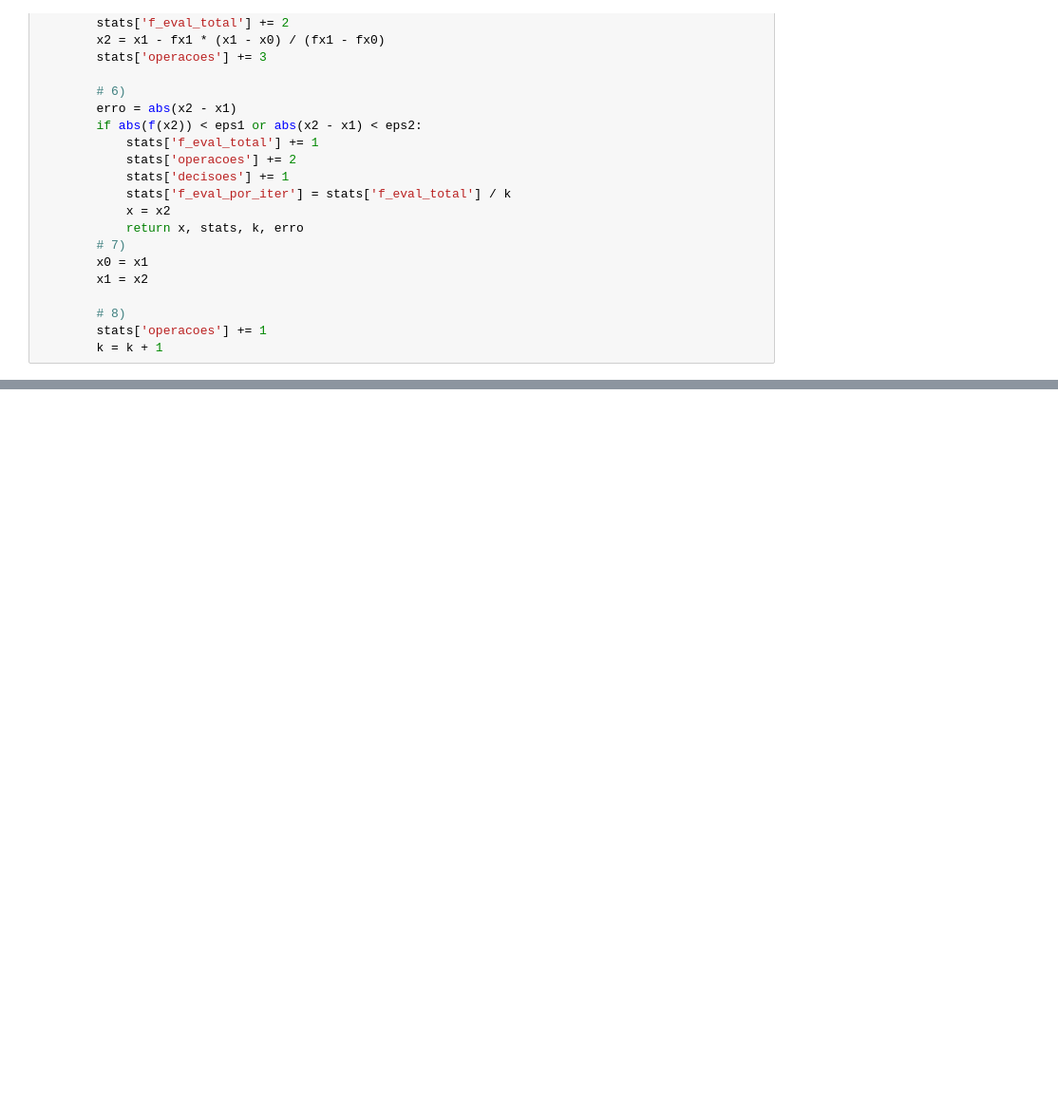
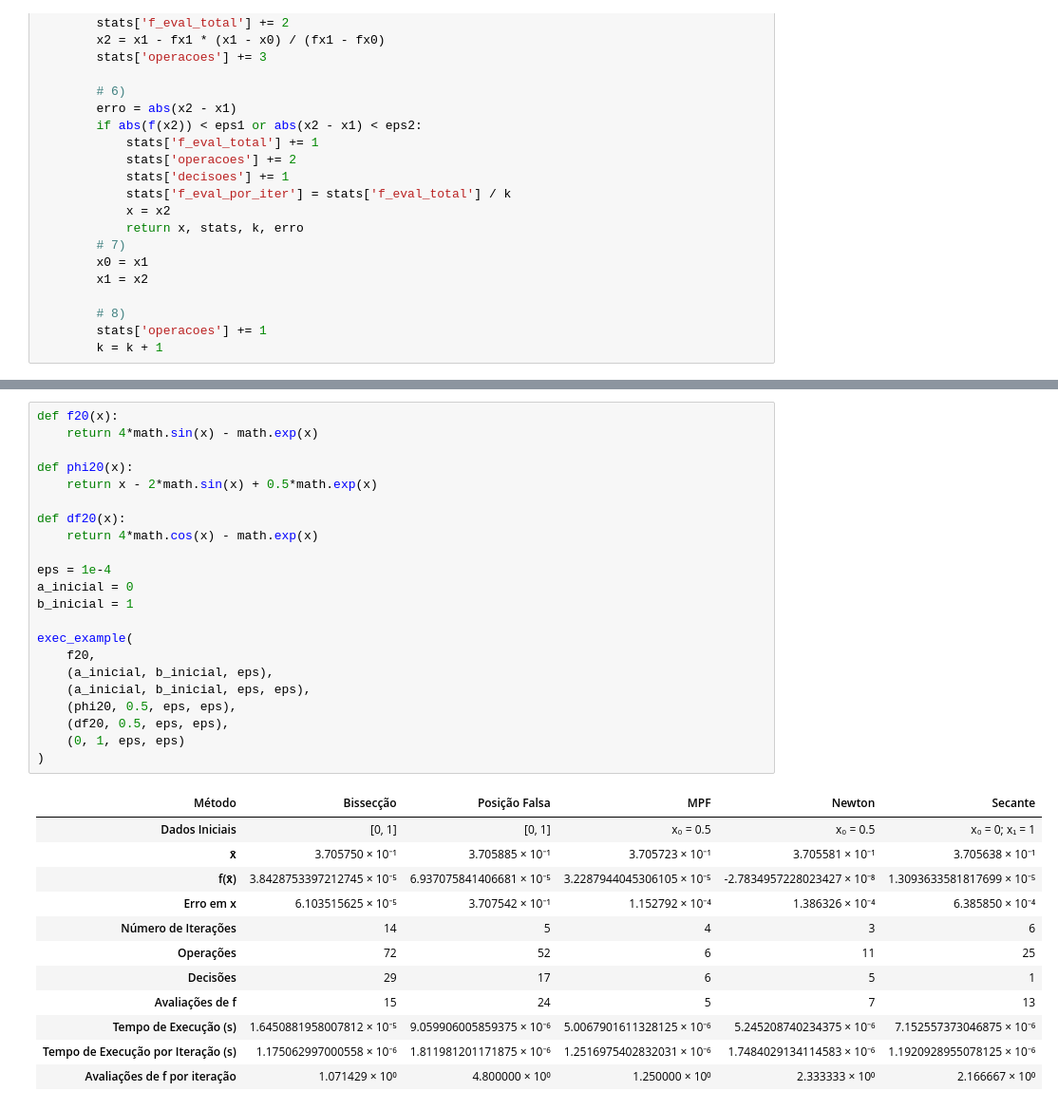
Before and after one commit to PedroMends30/matematica-computacional, a Jupyter notebook: Atividade_2.1_Mat_Comp.ipynb, the cells around one changed output, grey strips where cells are left out. Shown at 95% size. Cells and saved outputs as stored; diff of their text form; blank space fills up the shorter version.

```diff
--- a/Atividade_2.1_Mat_Comp.ipynb
+++ b/Atividade_2.1_Mat_Comp.ipynb
@@ -466,0 +505,35 @@ exec_example(
+# %%
+def f20(x):
+    return 4*math.sin(x) - math.exp(x)
+
+def phi20(x):
+    return x - 2*math.sin(x) + 0.5*math.exp(x)
+
+def df20(x):
+    return 4*math.cos(x) - math.exp(x)
+
+eps = 1e-4
+a_inicial = 0
+b_inicial = 1
+
+exec_example(
+    f20,
+    (a_inicial, b_inicial, eps),
+    (a_inicial, b_inicial, eps, eps),
+    (phi20, 0.5, eps, eps),
+    (df20, 0.5, eps, eps),
+    (0, 1, eps, eps)
+)
+# %% [output]
+| Método | Bissecção | Posição Falsa | MPF | Newton | Secante |
+| Dados Iniciais | [0, 1] | [0, 1] | x₀ = 0.5 | x₀ = 0.5 | x₀ = 0; x₁ = 1 |
+| x̄ | 3.705750 × 10⁻¹ | 3.705885 × 10⁻¹ | 3.705723 × 10⁻¹ | 3.705581 × 10⁻¹ | 3.705638 × 10⁻¹ |
+| f(x̄) | 3.8428753397212745 × 10⁻⁵ | 6.937075841406681 × 10⁻⁵ | 3.2287944045306105 × 10⁻⁵ | -2.7834957228023427 × 10⁻⁸ | 1.3093633581817699 × 10⁻⁵ |
+| Erro em x | 6.103515625 × 10⁻⁵ | 3.707542 × 10⁻¹ | 1.152792 × 10⁻⁴ | 1.386326 × 10⁻⁴ | 6.385850 × 10⁻⁴ |
+| Número de Iterações | 14 | 5 | 4 | 3 | 6 |
+| Operações | 72 | 52 | 6 | 11 | 25 |
+| Decisões | 29 | 17 | 6 | 5 | 1 |
+| Avaliações de f | 15 | 24 | 5 | 7 | 13 |
+| Tempo de Execução (s) | 1.6450881958007812 × 10⁻⁵ | 9.059906005859375 × 10⁻⁶ | 5.0067901611328125 × 10⁻⁶ | 5.245208740234375 × 10⁻⁶ | 7.152557373046875 × 10⁻⁶ |
+| Tempo de Execução por Iteração (s) | 1.175062997000558 × 10⁻⁶ | 1.811981201171875 × 10⁻⁶ | 1.2516975402832031 × 10⁻⁶ | 1.7484029134114583 × 10⁻⁶ | 1.1920928955078125 × 10⁻⁶ |
+| Avaliações de f por iteração | 1.071429 × 10⁰ | 4.800000 × 10⁰ | 1.250000 × 10⁰ | 2.333333 × 10⁰ | 2.166667 × 10⁰ |
```
Also changed, not shown: parts of 3 cells of this notebook.
